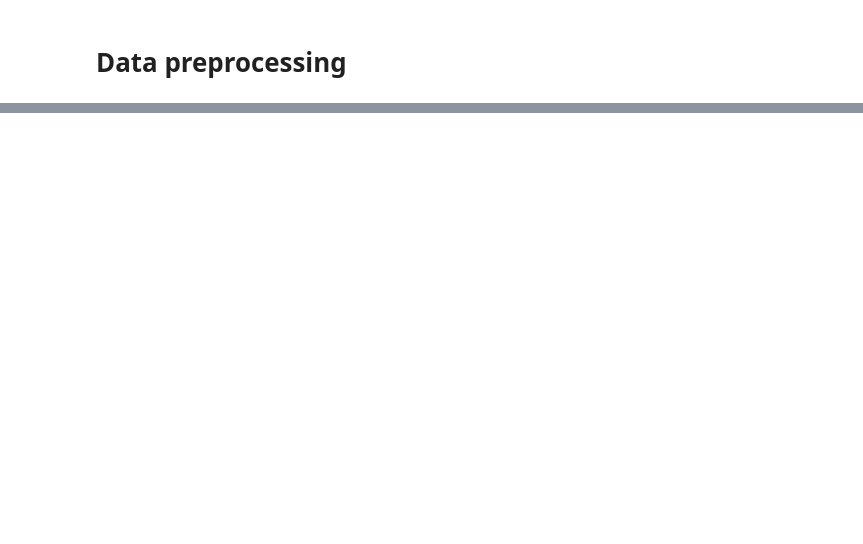
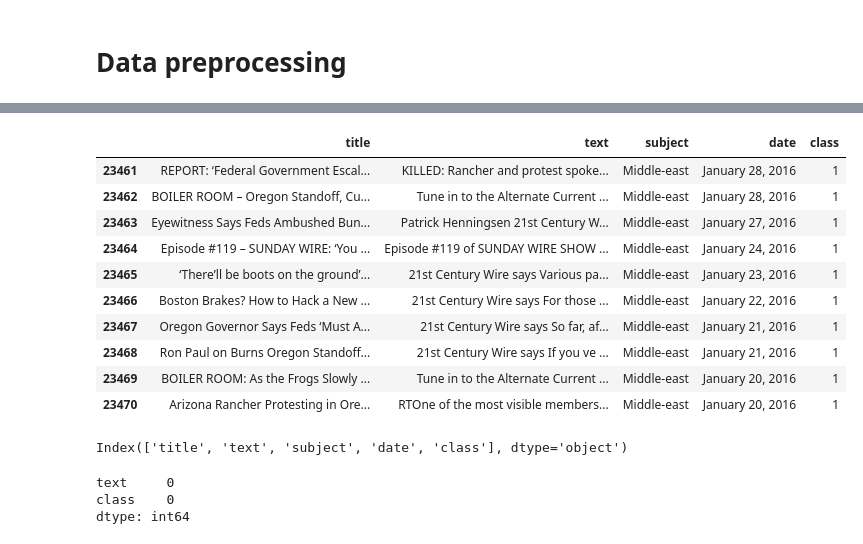
Before and after one commit to ayushkaushikak/FAKE-and-REAL-News-Detection-Using-Machine-Learning, a Jupyter notebook: Fake News Prediction.ipynb, the cells around one changed output, grey strips where cells are left out. Drawn from its saved outputs; the diff is of its cells as text; code cells hidden in the pictures; blank space fills up the shorter version.

```diff
--- a/Fake News Prediction.ipynb
+++ b/Fake News Prediction.ipynb
@@ -51,0 +93,14 @@ stopwords.words('english')
+# %%
+df_true_manual_testing.head(10)
+# %% [output]
+|  | title | text | subject | date | class |
+| 23461 | REPORT: ‘Federal Government Escal... | KILLED: Rancher and protest spoke... | Middle-east | January 28, 2016 | 1 |
+| 23462 | BOILER ROOM – Oregon Standoff, Cu... | Tune in to the Alternate Current ... | Middle-east | January 28, 2016 | 1 |
+| 23463 | Eyewitness Says Feds Ambushed Bun... | Patrick Henningsen 21st Century W... | Middle-east | January 27, 2016 | 1 |
+| 23464 | Episode #119 – SUNDAY WIRE: ‘You ... | Episode #119 of SUNDAY WIRE SHOW ... | Middle-east | January 24, 2016 | 1 |
+| 23465 | ‘There’ll be boots on the ground’... | 21st Century Wire says Various pa... | Middle-east | January 23, 2016 | 1 |
+| 23466 | Boston Brakes? How to Hack a New ... | 21st Century Wire says For those ... | Middle-east | January 22, 2016 | 1 |
+| 23467 | Oregon Governor Says Feds ‘Must A... | 21st Century Wire says So far, af... | Middle-east | January 21, 2016 | 1 |
+| 23468 | Ron Paul on Burns Oregon Standoff... | 21st Century Wire says If you ve ... | Middle-east | January 21, 2016 | 1 |
+| 23469 | BOILER ROOM: As the Frogs Slowly ... | Tune in to the Alternate Current ... | Middle-east | January 20, 2016 | 1 |
+| 23470 | Arizona Rancher Protesting in Ore... | RTOne of the most visible members... | Middle-east | January 20, 2016 | 1 |
@@ -51,0 +109,4 @@ stopwords.words('english')
+# %%
+df_merge.columns
+# %% [output]
+Index(['title', 'text', 'subject', 'date', 'class'], dtype='object')
@@ -51,0 +115,6 @@ stopwords.words('english')
+# %%
+df.isna().sum()
+# %% [output]
+text     0
+class    0
+dtype: int64
```
Also changed, not shown: parts of 42 cells of this notebook.
